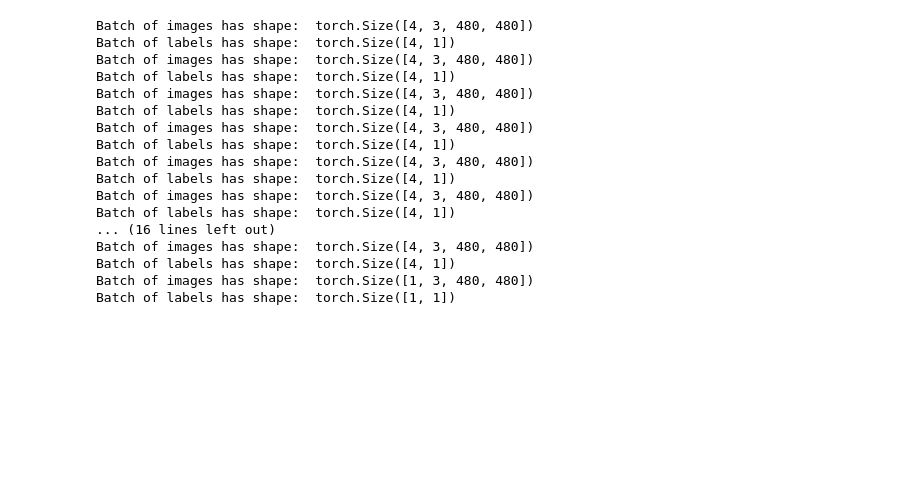
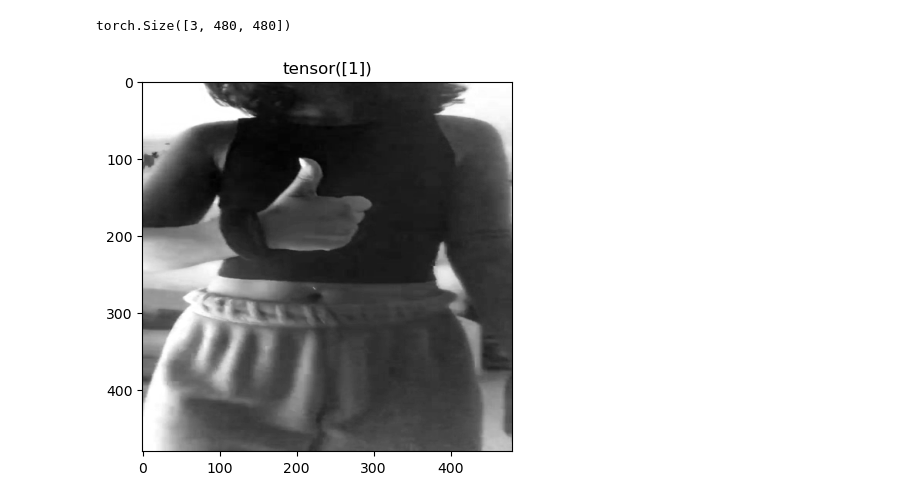
Before and after one commit to sereenaasg/VC-Lengua-de-Signos, a Jupyter notebook: notebook.ipynb, the cells around one changed output. Saved outputs shown, nothing was run; the diff lists cells and outputs as text; code cells hidden in the pictures; blank space fills up the shorter version.

```diff
--- a/notebook.ipynb
+++ b/notebook.ipynb
@@ -23,15 +24,15 @@ class CustomDataset(Dataset):
     def __init__(self, path):
         self.imgs_path = path
         file_list = glob.glob(self.imgs_path + "*")
-        print(file_list)
+        #print(file_list)
         self.data = []
         for class_path in file_list:
             class_name = class_path[len(path):]
             for img_path in glob.glob(class_path + "/*.jpg"):
                 self.data.append([img_path, class_name])
         #print(self.data)
-        for d in self.data:
-            print(d)
+        #for d in self.data:
+        #    print(d)
         self.class_map = {"negativo" : 0, "positivo": 1, "tijeras": 2}
         self.img_dim = (480, 480)
 
@@ -46,7 +47,13 @@ class CustomDataset(Dataset):
         img_tensor = torch.from_numpy(img)
         img_tensor = img_tensor.permute(2, 0, 1)
         class_id = torch.tensor([class_id])
-        return img_tensor, class_id
+        #return img_tensor, class_id
         #return img_tensor.float(), class_id.float()     # quizas necesario
+        return img_tensor.float(), class_id
+
+    def info(self):
+        print(f"Classes: {self.class_map}")
+        print(f"Length: {len(dataset)}")
+        print(f"Root path: {self.imgs_path}")
 # %%
 dataset = CustomDataset("frames/")
@@ -71,2 +65,4 @@ dataset = CustomDataset("frames/")
 # %%
-dataset[2]
+train_data, test_data = random_split(dataset, [46, 15])
+train_loader = DataLoader(train_data,batch_size=batch_size, shuffle=True)
+test_loader = DataLoader(test_data, batch_size=batch_size, shuffle=True) #no_workers, pin_memory, drop_last
@@ -93,22 +94,11 @@ data_loader = DataLoader(dataset, batch_size=4, shuffle=True) #no_workers, pin_m
 # %%
-for imgs, labels in data_loader:
-    print("Batch of images has shape: ",imgs.shape)
-    print("Batch of labels has shape: ", labels.shape)
+# exemple de mostra
+idx = 3                       #un qualsevol per veure com són
+input_example,target_example = train_data.__getitem__(idx)
+print(input_example.size())       #mida de cada mostra/imatge/digit
+plt.imshow(input_example[0,:,:], cmap='gray')
+plt.title(str(target_example))
+plt.show()
 # %% [output]
-Batch of images has shape:  torch.Size([4, 3, 480, 480])
-Batch of labels has shape:  torch.Size([4, 1])
-Batch of images has shape:  torch.Size([4, 3, 480, 480])
-Batch of labels has shape:  torch.Size([4, 1])
-Batch of images has shape:  torch.Size([4, 3, 480, 480])
-Batch of labels has shape:  torch.Size([4, 1])
-Batch of images has shape:  torch.Size([4, 3, 480, 480])
-Batch of labels has shape:  torch.Size([4, 1])
-Batch of images has shape:  torch.Size([4, 3, 480, 480])
-Batch of labels has shape:  torch.Size([4, 1])
-Batch of images has shape:  torch.Size([4, 3, 480, 480])
-Batch of labels has shape:  torch.Size([4, 1])
-... (16 lines left out)
-Batch of images has shape:  torch.Size([4, 3, 480, 480])
-Batch of labels has shape:  torch.Size([4, 1])
-Batch of images has shape:  torch.Size([1, 3, 480, 480])
-Batch of labels has shape:  torch.Size([1, 1])
+torch.Size([3, 480, 480])
+[figure, added]
```
Also changed, not shown: parts of 12 cells of this notebook.
